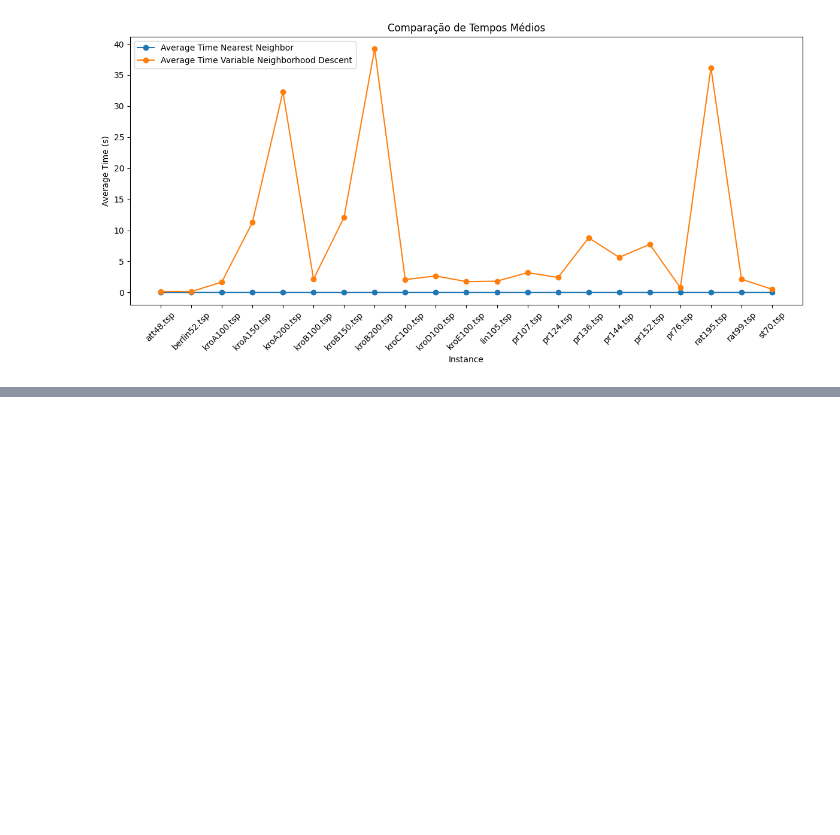
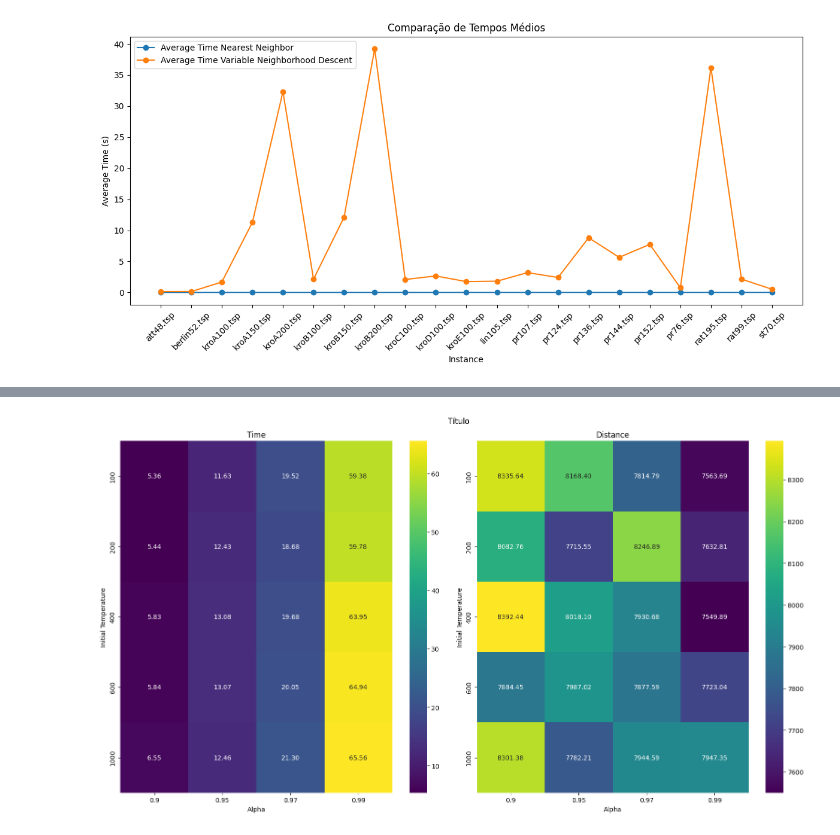
Before and after one commit to paduathiago/TSP-with-heuristics, a Jupyter notebook: report.ipynb, the cells around one changed output, grey strips where cells are left out. Drawn from its saved outputs; the diff is of its cells as text; code cells hidden in the pictures; blank space fills up the shorter version.

Commit message:
complete report

```diff
--- a/report.ipynb
+++ b/report.ipynb
@@ -73,3 +100,26 @@ class Report:
+# %%
+def plot_ILS_instance_heatmap(time_data, distance_data):
+    df_time = pd.DataFrame(time_data, columns=["Alpha", "Initial Temperature", "Time"])
+    df_time = df_time.pivot(columns="Alpha", index="Initial Temperature", values="Time")
+
+    df_distance = pd.DataFrame(distance_data, columns=["Alpha", "Initial Temperature", "Distance"])
+    df_distance = df_distance.pivot(columns="Alpha", index="Initial Temperature", values="Distance")
+
+    fig, axes = plt.subplots(1, 2, figsize=(16, 9))
+
+    sns.heatmap(df_time, annot=True, cmap="viridis", fmt=".2f", ax=axes[0])
+    axes[0].set_title("Time")
+    axes[0].set_xlabel("Alpha")
+    axes[0].set_ylabel("Initial Temperature")
+
+    sns.heatmap(df_distance, annot=True, cmap="viridis", fmt=".2f", ax=axes[1])
+    axes[1].set_title("Distance")
+    axes[1].set_xlabel("Alpha")
+    axes[1].set_ylabel("Initial Temperature")
+
+    fig.suptitle("Time and Distance Heatmaps for ILS on berlin52.tsp")
+    plt.tight_layout()
+    plt.show()
 # %%
 report_NN = Report()
 final_report_NN = report_NN.report(number_of_iterations=100, mode="NN")
@@ -288,0 +398,9 @@ plot_comparison([final_report_NN, final_report_VND])
+# %%
+alphas = [0.9, 0.95, 0.97, 0.99]
+initial_temperatures = [100, 200, 400, 600, 1000]
+
+time_results, distance_results = generate_ILS_instance_report("instances/EUC_2D/berlin52.tsp", alphas, initial_temperatures)
+# %%
+plot_ILS_instance_heatmap(time_results, distance_results)
+# %% [output]
+[figure, added]
```
Also changed, not shown: parts of 17 cells of this notebook.
